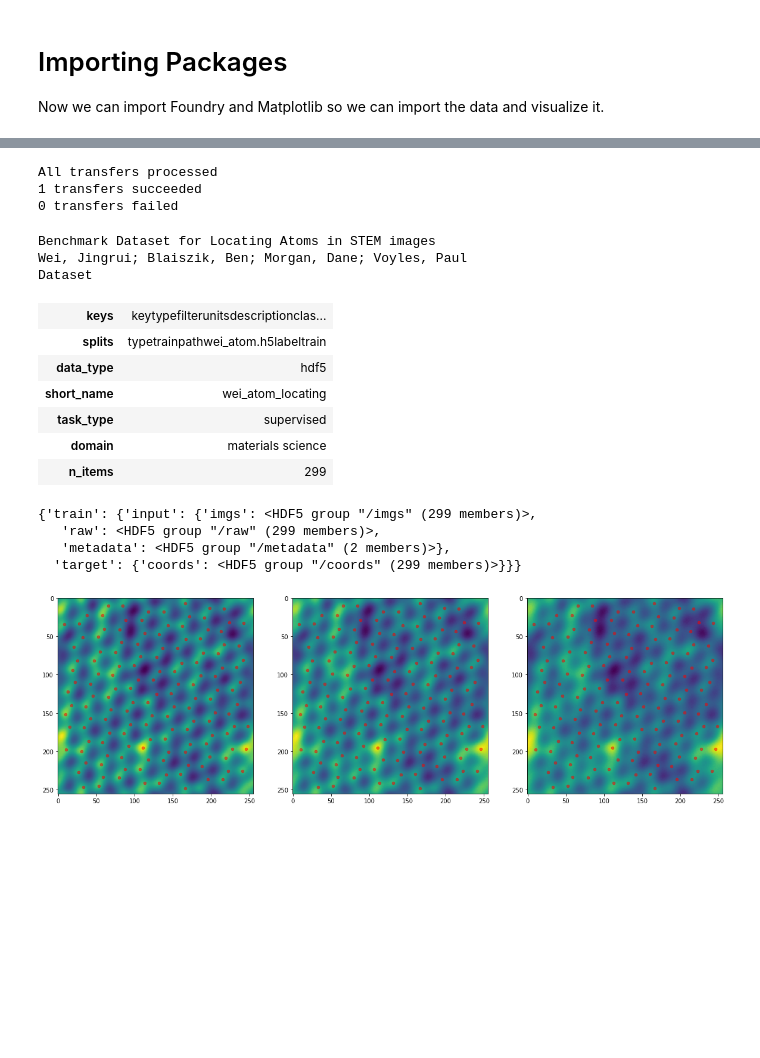
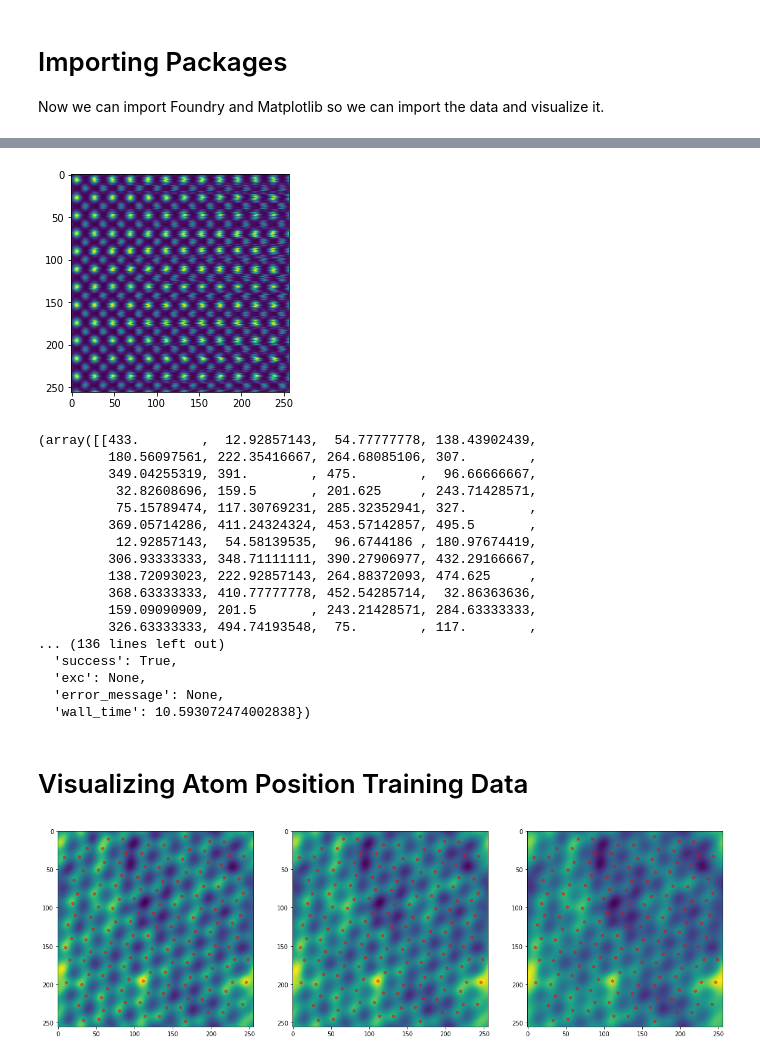
Before and after one commit to BraedenCu/foundry, a Jupyter notebook: examples/model-running/dlhub_running_models.ipynb, the cells around one changed output, grey strips where cells are left out. Saved outputs shown, nothing was run; the diff lists cells and outputs as text; code cells hidden in the pictures; blank space fills up the shorter version.

```diff
--- a/examples/model-running/dlhub_running_models.ipynb
+++ b/examples/model-running/dlhub_running_models.ipynb
@@ -47,30 +50,9 @@ To instantiate Foundry, you'll need a [Globus](https://www.globus.org) account.
 # %%
-f = Foundry(index="mdf", no_local_server=no_local_server, no_browser=no_browser)
+# prepare inputs to the model and metadata associated with running it
+a = np.load('testimage.npy')
+dictin = {
+    'image': a,
+    'modelweights': 'gaussianMask+',
+    'cuda': False,
+    'change_size': 2
+}
-# %%
-dataset_doi = '10.18126/e73h-3w6n'
-
-# download the data
-f.load(dataset_doi, download=True, globus=globus)
-# %% [output]
-All transfers processed
-1 transfers succeeded
-0 transfers failed
-Benchmark Dataset for Locating Atoms in STEM images
-Wei, Jingrui; Blaiszik, Ben; Morgan, Dane; Voyles, Paul
-Dataset
-| keys | keytypefilterunitsdescriptionclas... |
-| splits | typetrainpathwei_atom.h5labeltrain |
-| data_type | hdf5 |
-| short_name | wei_atom_locating |
-| task_type | supervised |
-| domain | materials science |
-| n_items | 299 |
-# %%
-# load the HDF5 image data into a local object
-res = f.load_data()
-res
-# %% [output]
-{'train': {'input': {'imgs': <HDF5 group "/imgs" (299 members)>,
-   'raw': <HDF5 group "/raw" (299 members)>,
-   'metadata': <HDF5 group "/metadata" (2 members)>},
-  'target': {'coords': <HDF5 group "/coords" (299 members)>}}}
@@ -82,0 +59,30 @@ coords = res['train']['target']['coords']
+# %%
+%matplotlib inline
+
+# visualize the input to the model
+plt.imshow(a)
+plt.show()
+# %% [output]
+[figure, added]
+# %%
+dl.run("aristana_uchicago/AtomSegNet_Demo", dictin)
+# %% [output]
+(array([[433.        ,  12.92857143,  54.77777778, 138.43902439,
+         180.56097561, 222.35416667, 264.68085106, 307.        ,
+         349.04255319, 391.        , 475.        ,  96.66666667,
+          32.82608696, 159.5       , 201.625     , 243.71428571,
+          75.15789474, 117.30769231, 285.32352941, 327.        ,
+         369.05714286, 411.24324324, 453.57142857, 495.5       ,
+          12.92857143,  54.58139535,  96.6744186 , 180.97674419,
+         306.93333333, 348.71111111, 390.27906977, 432.29166667,
+         138.72093023, 222.92857143, 264.88372093, 474.625     ,
+         368.63333333, 410.77777778, 452.54285714,  32.86363636,
+         159.09090909, 201.5       , 243.21428571, 284.63333333,
+         326.63333333, 494.74193548,  75.        , 117.        ,
+... (136 lines left out)
+  'success': True,
+  'exc': None,
+  'error_message': None,
+  'wall_time': 10.593072474002838})
+# %% [markdown]
+# Visualizing Atom Position Training Data
```
Also changed, not shown: parts of 11 cells of this notebook, 2 other files.
